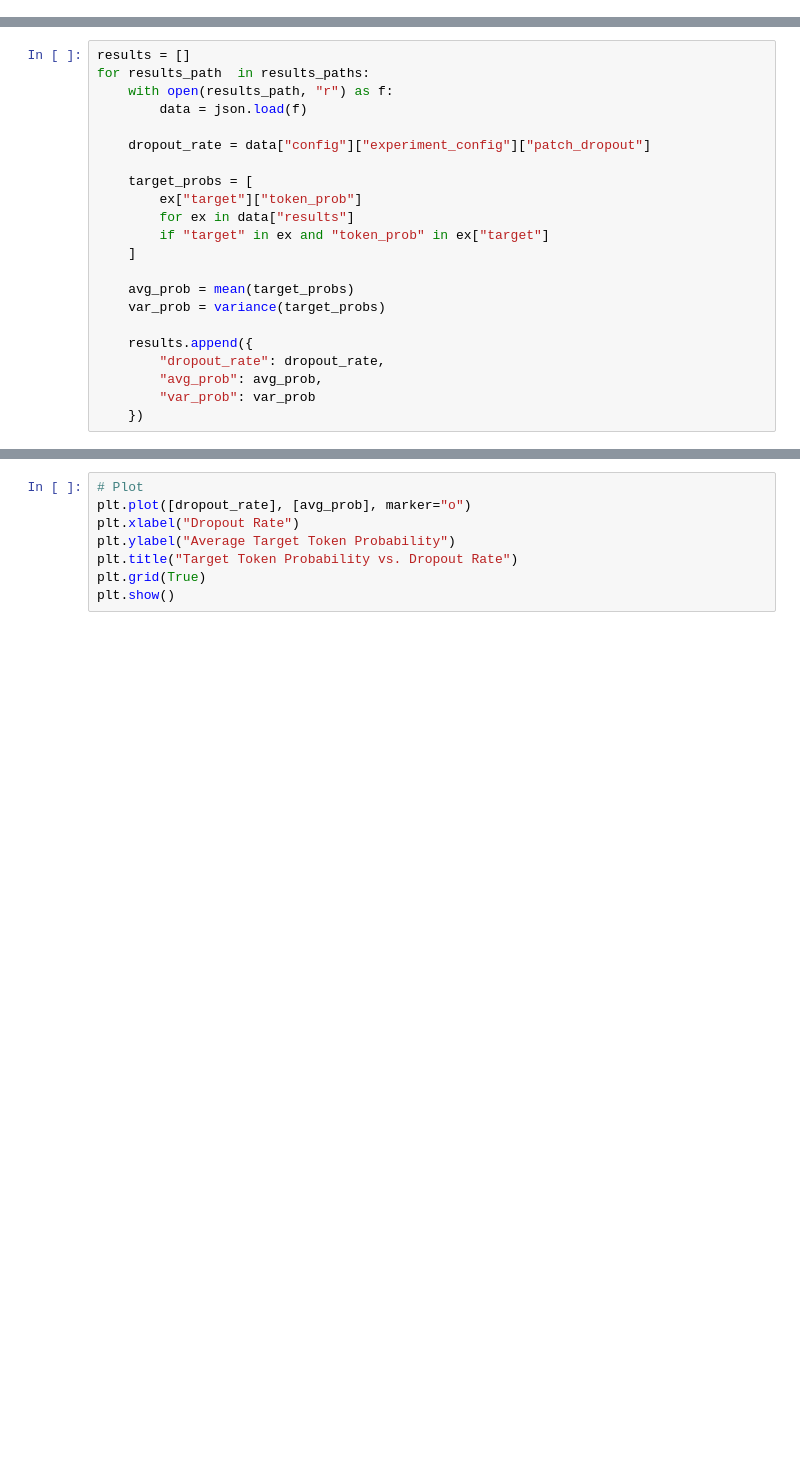
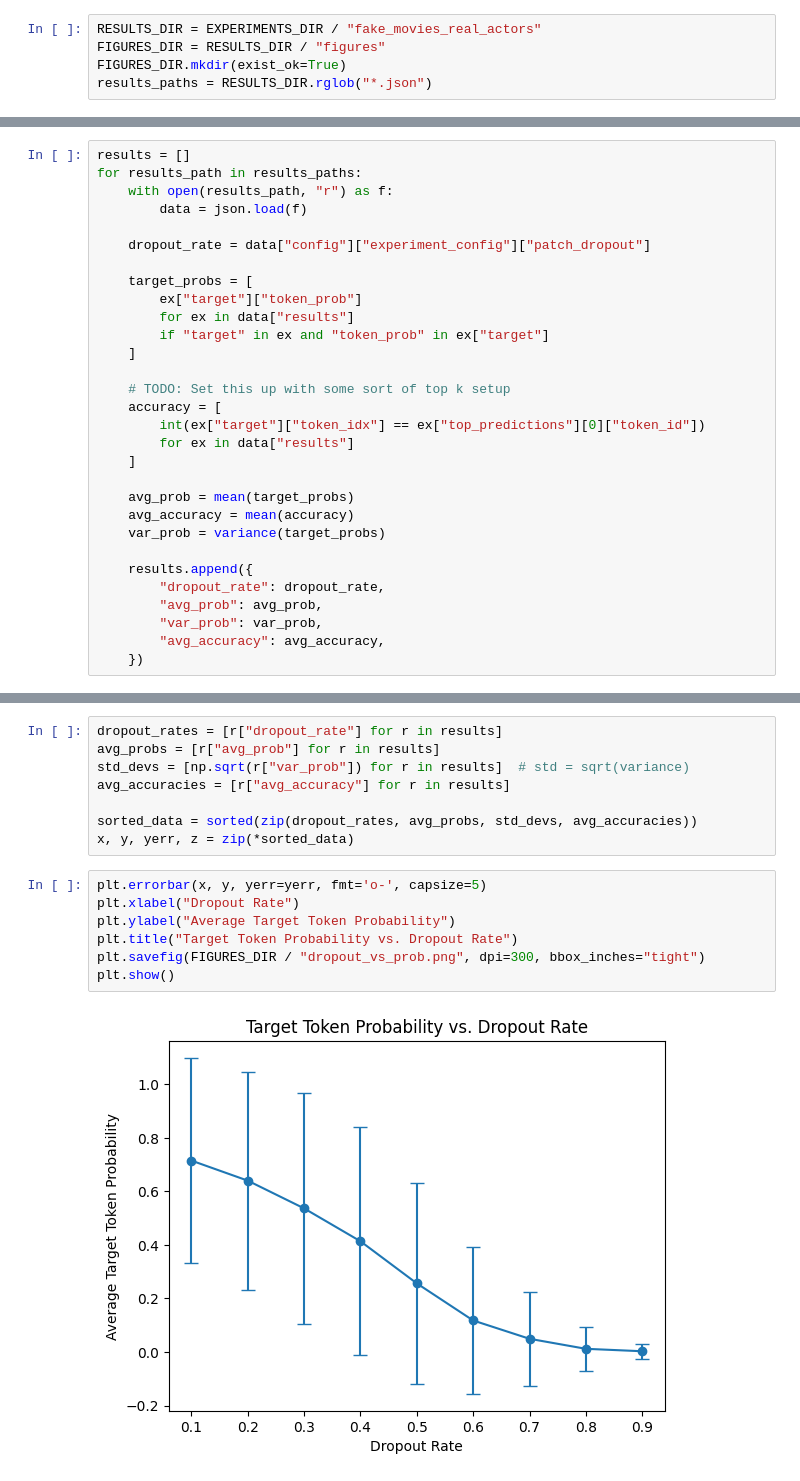
Before and after one commit to toddnief/dyamic-weight-grafting, a Jupyter notebook: notebooks/experiments_vizzes.ipynb, the cells around one changed output, grey strips where cells are left out. Drawn from its saved outputs; the diff is of its cells as text; blank space fills up the shorter version.

Commit message:
update visualizations

```diff
--- a/notebooks/experiments_vizzes.ipynb
+++ b/notebooks/experiments_vizzes.ipynb
@@ -10,0 +8,5 @@ results_paths = [
+# %%
+RESULTS_DIR = EXPERIMENTS_DIR / "fake_movies_real_actors"
+FIGURES_DIR = RESULTS_DIR / "figures"
+FIGURES_DIR.mkdir(exist_ok=True)
+results_paths = RESULTS_DIR.rglob("*.json")
@@ -11,6 +17,6 @@ results_paths = [
 # %%
 results = []
-for results_path  in results_paths:
+for results_path in results_paths:
     with open(results_path, "r") as f:
         data = json.load(f)
 
@@ -22,13 +28,21 @@ for results_path  in results_paths:
         if "target" in ex and "token_prob" in ex["target"]
     ]
 
+    # TODO: Set this up with some sort of top k setup
+    accuracy = [
+        int(ex["target"]["token_idx"] == ex["top_predictions"][0]["token_id"])
+        for ex in data["results"]
+    ]
+
     avg_prob = mean(target_probs)
+    avg_accuracy = mean(accuracy)
     var_prob = variance(target_probs)
 
     results.append({
         "dropout_rate": dropout_rate,
         "avg_prob": avg_prob,
-        "var_prob": var_prob
+        "var_prob": var_prob,
+        "avg_accuracy": avg_accuracy,
     })
 # %%
 results
@@ -39,8 +67,17 @@ results
+# %%
+dropout_rates = [r["dropout_rate"] for r in results]
+avg_probs = [r["avg_prob"] for r in results]
+std_devs = [np.sqrt(r["var_prob"]) for r in results]  # std = sqrt(variance)
+avg_accuracies = [r["avg_accuracy"] for r in results]
+
+sorted_data = sorted(zip(dropout_rates, avg_probs, std_devs, avg_accuracies))
+x, y, yerr, z = zip(*sorted_data)
 # %%
-# Plot
-plt.plot([dropout_rate], [avg_prob], marker="o")
+plt.errorbar(x, y, yerr=yerr, fmt='o-', capsize=5)
 plt.xlabel("Dropout Rate")
 plt.ylabel("Average Target Token Probability")
 plt.title("Target Token Probability vs. Dropout Rate")
-plt.grid(True)
+plt.savefig(FIGURES_DIR / "dropout_vs_prob.png", dpi=300, bbox_inches="tight")
 plt.show()
+# %% [output]
+[figure, added]
```
Also changed, not shown: parts of 5 cells of this notebook, 1 other file.
